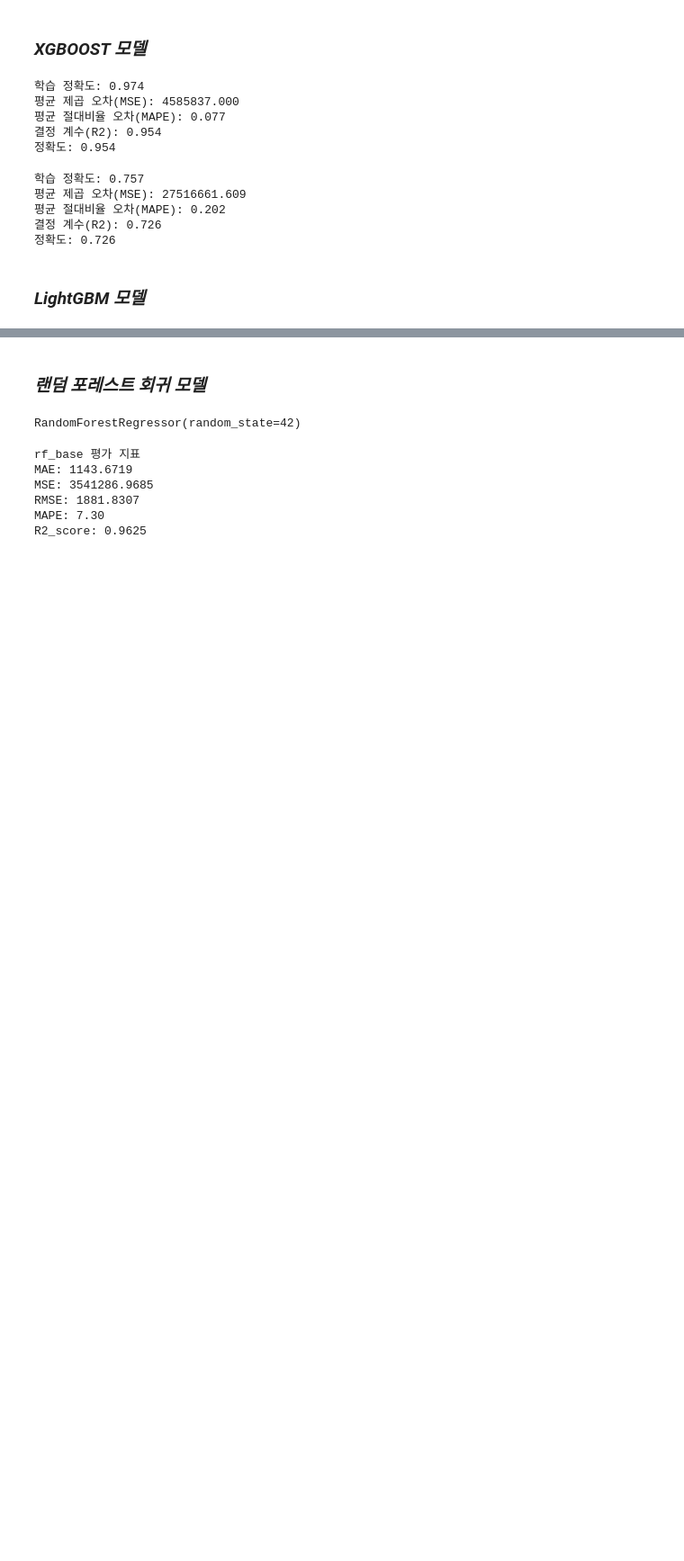
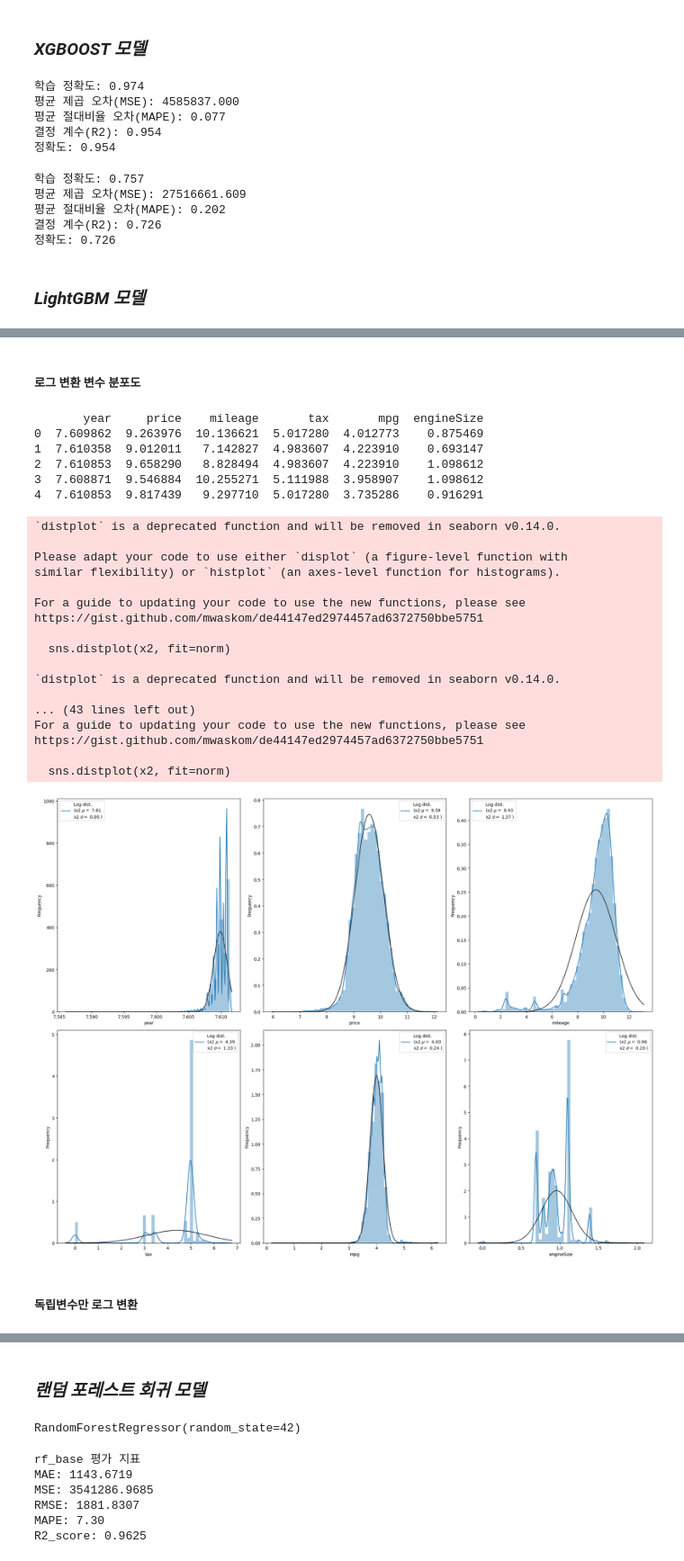
Before and after one commit to parkgunha/Chagawa_project, a Jupyter notebook: 건하_통합코드.ipynb, the cells around one changed output, grey strips where cells are left out. Shown at 90% size. Cells and saved outputs as stored; diff of their text form; code cells hidden in the pictures; blank space fills up the shorter version.

```diff
--- a/건하_통합코드.ipynb
+++ b/건하_통합코드.ipynb
@@ -765,0 +995,3 @@ print(f"정확도: {accuarcy:.3f}")
+# %%
+log_df['price'] = np.log1p(log_df['price'])
+log_df
@@ -765,0 +1065,3 @@ print(f"정확도: {accuarcy:.3f}")
+# %%
+log_df[['mileage', 'tax', 'mpg', 'engineSize']] = np.log1p(log_df[['mileage', 'tax', 'mpg', 'engineSize']])
+log_df
@@ -765,0 +1124,3 @@ print(f"정확도: {accuarcy:.3f}")
+# %%
+log_df['year'] = np.log1p(log_df['year'])
+log_df
@@ -765,0 +1182,61 @@ print(f"정확도: {accuarcy:.3f}")
+# %% [markdown]
+##### 로그 변환 변수 분포도
+# %%
+log_num_df = log_df.loc[:, ['year', 'price','mileage', 'tax', 'mpg', 'engineSize']]
+
+print(log_num_df.head())
+# %% [output]
+       year     price    mileage       tax       mpg  engineSize
+0  7.609862  9.263976  10.136621  5.017280  4.012773    0.875469
+1  7.610358  9.012011   7.142827  4.983607  4.223910    0.693147
+2  7.610853  9.658290   8.828494  4.983607  4.223910    1.098612
+3  7.608871  9.546884  10.255271  5.111988  3.958907    1.098612
+4  7.610853  9.817439   9.297710  5.017280  3.735286    0.916291
+# %%
+from scipy import stats
+from scipy.stats import norm, skew
+
+figure = plt.figure(figsize=(20,15))
+rows, cols = 2, 3
+
+for i in range(1, 7):
+    ax = figure.add_subplot(rows, cols, i)
+
+    if i <= len(log_num_df):
+        log_column = log_num_df.columns[i-1]
+        x2 = log_num_df[log_column]
+
+        sns.distplot(x2, fit=norm)
+        (x2_mu, x2_sigma) = norm.fit(x2)
+
+        ax.legend([f'Log dist.\n(x2 $\mu=$ {x2_mu:.2f}\nx2 $\sigma=$ {x2_sigma:.2f} )'], loc='best')
+
+        plt.xlabel(f'{log_column}')
+        plt.ylabel('Frequency')
+
+    else:
+        ax.axis('off')
+
+plt.tight_layout()
+plt.show()
+# %% [output]
+`distplot` is a deprecated function and will be removed in seaborn v0.14.0.
+
+Please adapt your code to use either `displot` (a figure-level function with
+similar flexibility) or `histplot` (an axes-level function for histograms).
+
+For a guide to updating your code to use the new functions, please see
+https://gist.github.com/mwaskom/de44147ed2974457ad6372750bbe5751
+
+  sns.distplot(x2, fit=norm)
+
+`distplot` is a deprecated function and will be removed in seaborn v0.14.0.
+
+... (43 lines left out)
+For a guide to updating your code to use the new functions, please see
+https://gist.github.com/mwaskom/de44147ed2974457ad6372750bbe5751
+
+  sns.distplot(x2, fit=norm)
+[figure, added]
+# %% [markdown]
+##### 독립변수만 로그 변환
```
Also changed, not shown: parts of 72 cells of this notebook.
